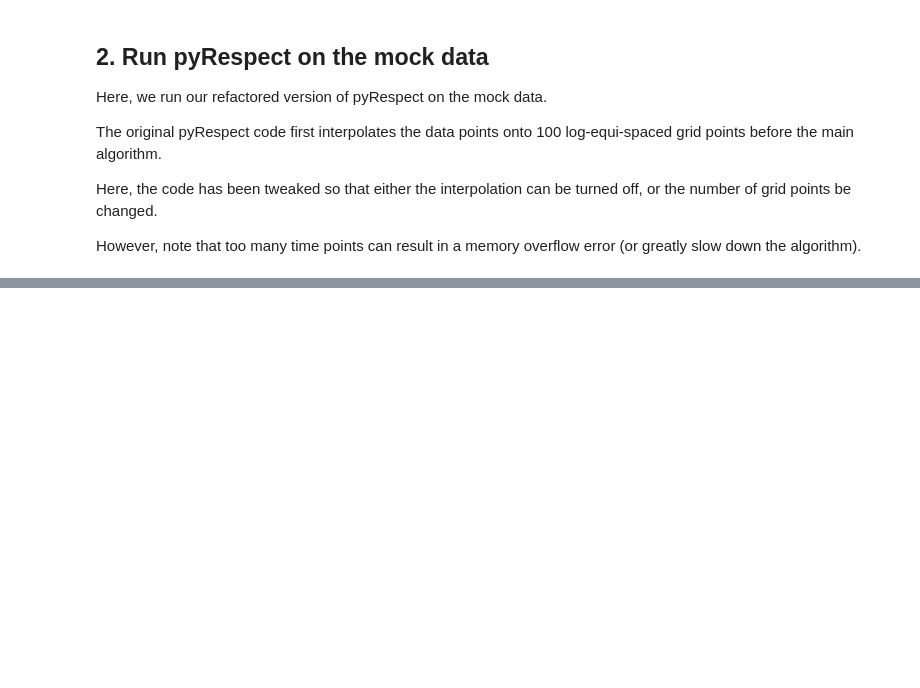
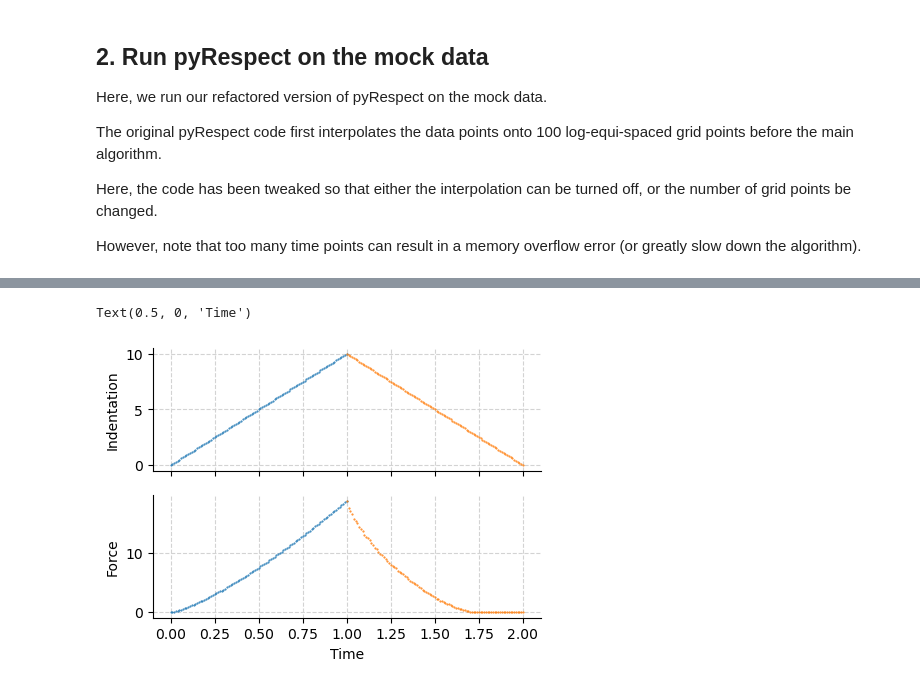
Before and after one commit to Jhko725/NeuralConstitutiveEq.jl, a Jupyter notebook: notebooks/231125_pyrespect.ipynb, the cells around one changed output, grey strips where cells are left out. Cells and saved outputs as stored; diff of their text form; code cells hidden in the pictures; blank space fills up the shorter version.

```diff
--- a/notebooks/231125_pyrespect.ipynb
+++ b/notebooks/231125_pyrespect.ipynb
@@ -73,0 +96,21 @@ NameError: name 'plt' is not defined
+# %%
+## TODO: write convenience functions to generate triangular trajectories
+tip = Spherical(1.0)
+Dt = 1e-2
+app, ret = make_triangular(1.0, 1e-2, 10.0)
+
+f_app = force_approach(app, bimodal.relaxation_function, tip)
+f_ret = force_retract(app, ret, bimodal.relaxation_function, tip)
+# %%
+fig, axes = plt.subplots(2, 1, figsize = (5, 3.5), sharex = True)
+axes[0].plot(app.t, app.z(app.t), ".")
+axes[0].plot(ret.t, ret.z(ret.t), ".")
+axes[0].set_ylabel("Indentation")
+
+axes[1].plot(app.t, f_app, ".")
+axes[1].plot(ret.t, f_ret, ".")
+axes[1].set_ylabel("Force")
+axes[1].set_xlabel("Time")
+# %% [output]
+Text(0.5, 0, 'Time')
+[figure, added]
```
Also changed, not shown: parts of 4 cells of this notebook, 4 other files.
